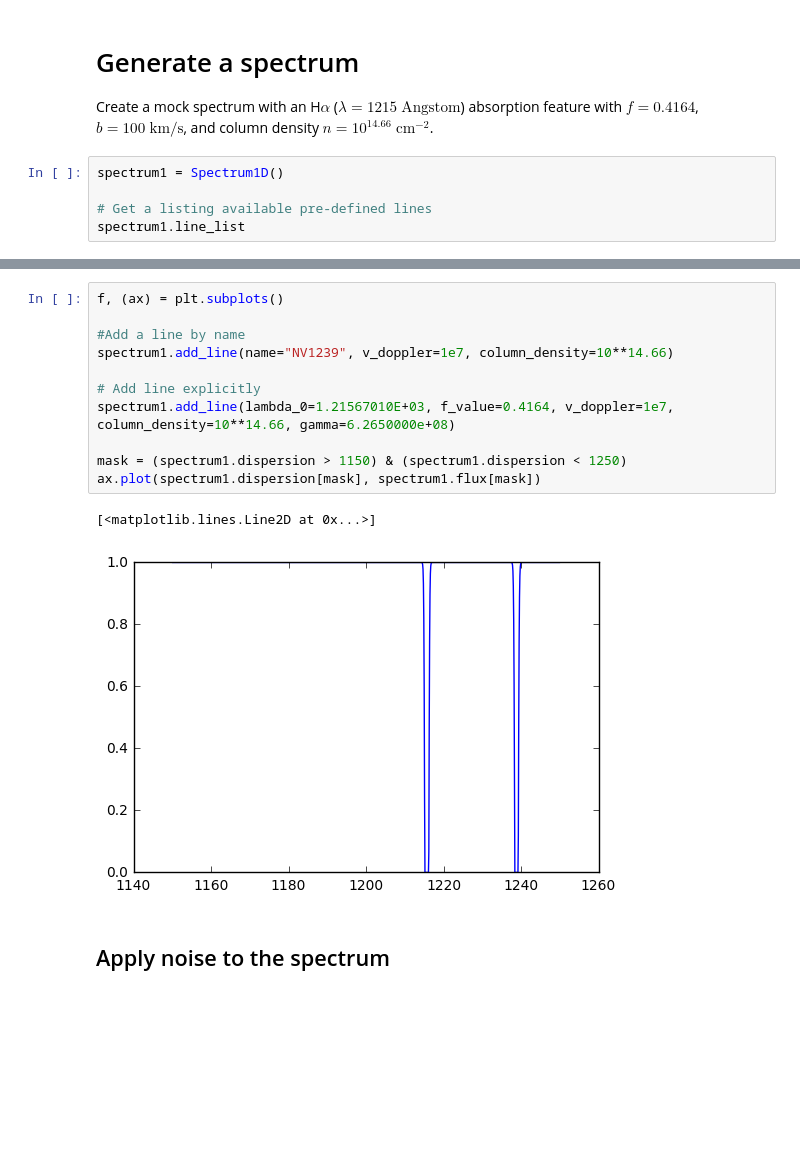
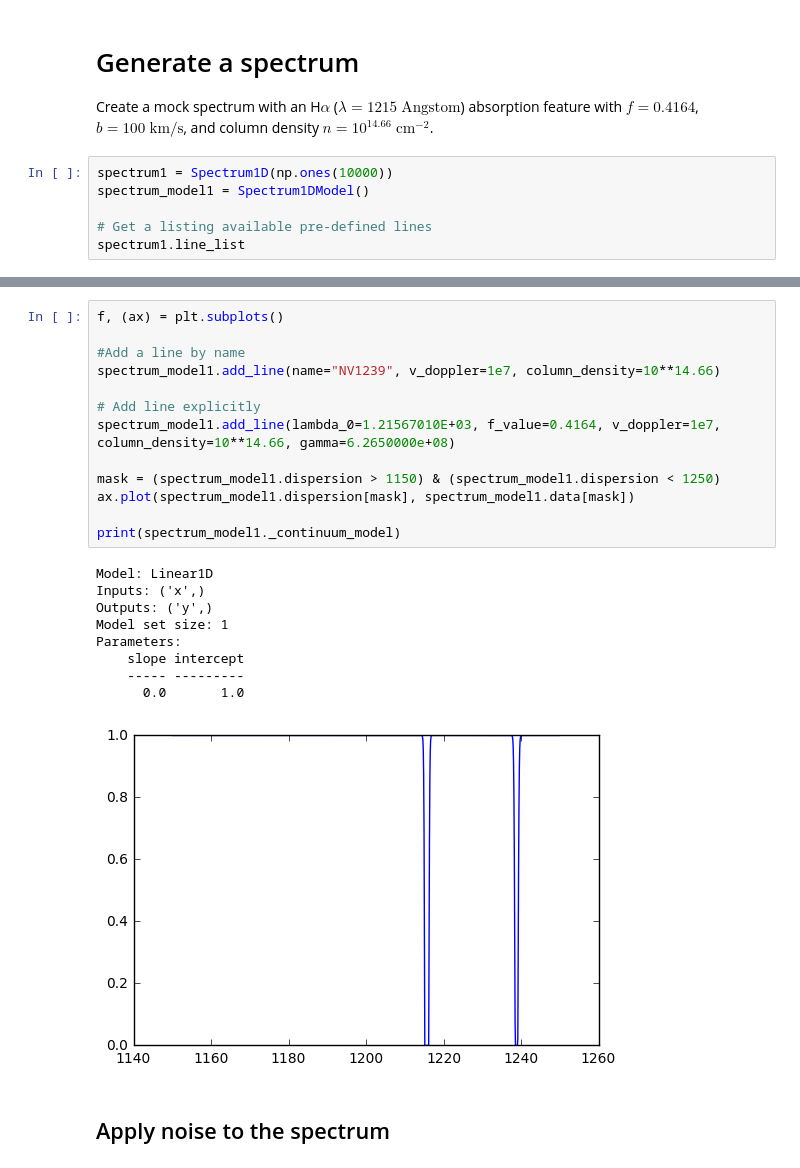
Before and after one commit to MISTY-pipeline/spectacle, a Jupyter notebook: notebooks/Introduction.ipynb, the cells around one changed output, grey strips where cells are left out. Saved outputs shown, nothing was run; the diff lists cells and outputs as text; blank space fills up the shorter version.

```diff
--- a/notebooks/Introduction.ipynb
+++ b/notebooks/Introduction.ipynb
@@ -10,7 +10,8 @@ import numpy as np
 # Generate a spectrum
 Create a mock spectrum with an H$\alpha$ ($\lambda = 1215\;\mathrm{Angstom}$) absorption feature with $f = 0.4164$, $b = 100\; \mathrm{km/s}$, and column density $n = 10^{14.66}\;\mathrm{cm^{-2}}$.
 # %%
-spectrum1 = Spectrum1D()
+spectrum1 = Spectrum1D(np.ones(10000))
+spectrum_model1 = Spectrum1DModel()
 
 # Get a listing available pre-defined lines
 spectrum1.line_list
@@ -35,17 +39,26 @@ Length = 31 rows
 # %%
 f, (ax) = plt.subplots()
 
 #Add a line by name
-spectrum1.add_line(name="NV1239", v_doppler=1e7, column_density=10**14.66)
+spectrum_model1.add_line(name="NV1239", v_doppler=1e7, column_density=10**14.66)
 
 # Add line explicitly
-spectrum1.add_line(lambda_0=1.21567010E+03, f_value=0.4164, v_doppler=1e7, column_density=10**14.66, gamma=6.2650000e+08)
+spectrum_model1.add_line(lambda_0=1.21567010E+03, f_value=0.4164, v_doppler=1e7, column_density=10**14.66, gamma=6.2650000e+08)
 
-mask = (spectrum1.dispersion > 1150) & (spectrum1.dispersion < 1250)
-ax.plot(spectrum1.dispersion[mask], spectrum1.flux[mask])
+mask = (spectrum_model1.dispersion > 1150) & (spectrum_model1.dispersion < 1250)
+ax.plot(spectrum_model1.dispersion[mask], spectrum_model1.data[mask])
+
+print(spectrum_model1._continuum_model)
 # %% [output]
-[<matplotlib.lines.Line2D at 0x...>]
+Model: Linear1D
+Inputs: ('x',)
+Outputs: ('y',)
+Model set size: 1
+Parameters:
+    slope intercept
+    ----- ---------
+      0.0       1.0
-[figure, old version]
+[figure, new version]
 # %% [markdown]
 ## Apply noise to the spectrum
 # %%
```
Also changed, not shown: parts of 5 cells of this notebook, 8 other files.
